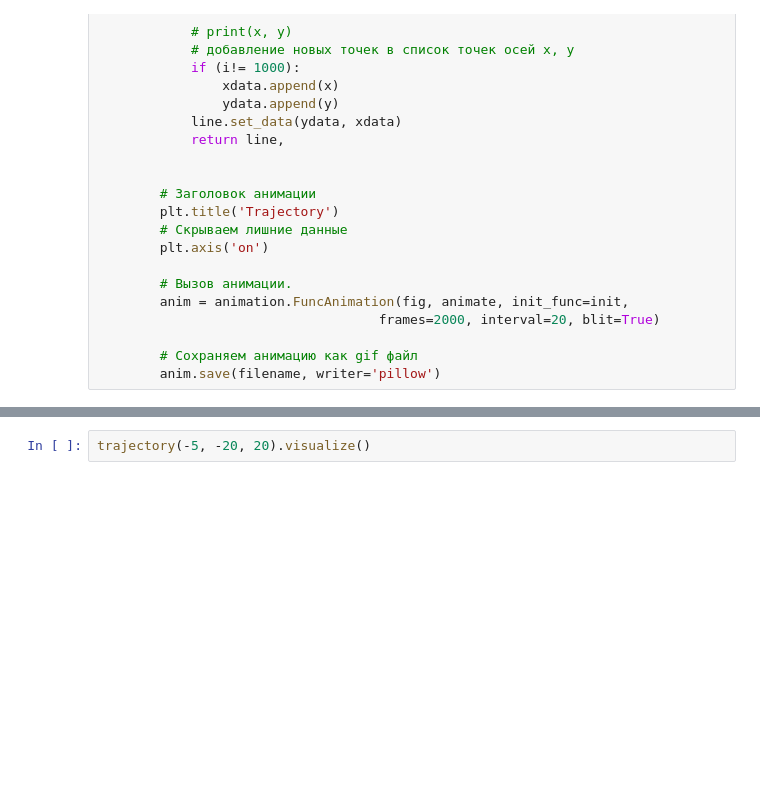
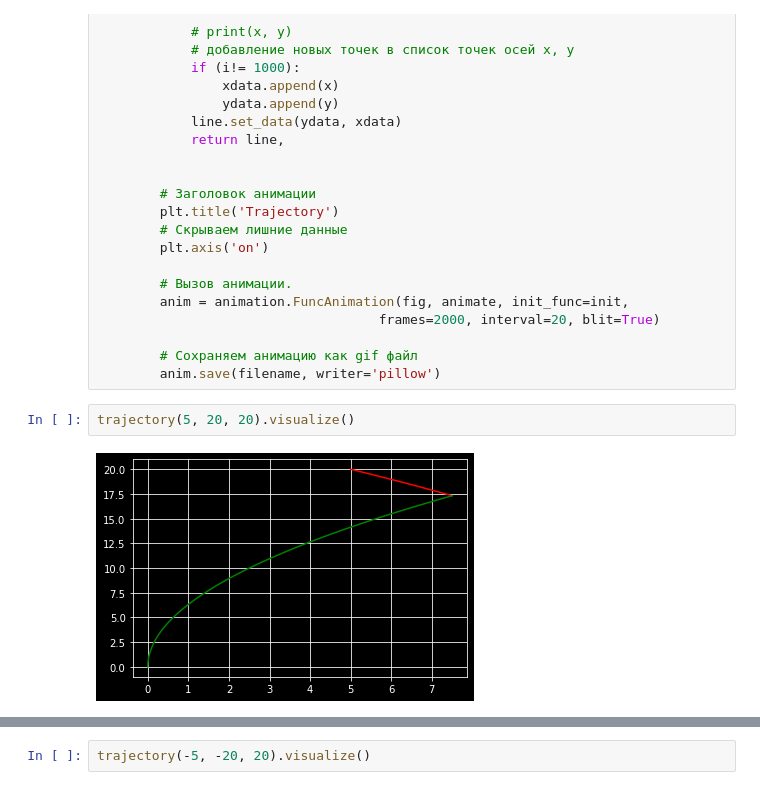
Before and after one commit to MariaKlimova/teorupr6, a Jupyter notebook: singleAxeRotation.ipynb, the cells around one changed output, grey strips where cells are left out. Drawn from its saved outputs; the diff is of its cells as text; blank space fills up the shorter version.

```diff
--- a/singleAxeRotation.ipynb
+++ b/singleAxeRotation.ipynb
@@ -118,3 +118,7 @@ class trajectory:
 
         # Сохраняем анимацию как gif файл
         anim.save(filename, writer='pillow')
+# %%
+trajectory(5, 20, 20).visualize()
+# %% [output]
+[figure, added]
```
Also changed, not shown: parts of 6 cells of this notebook, 6 other files.
